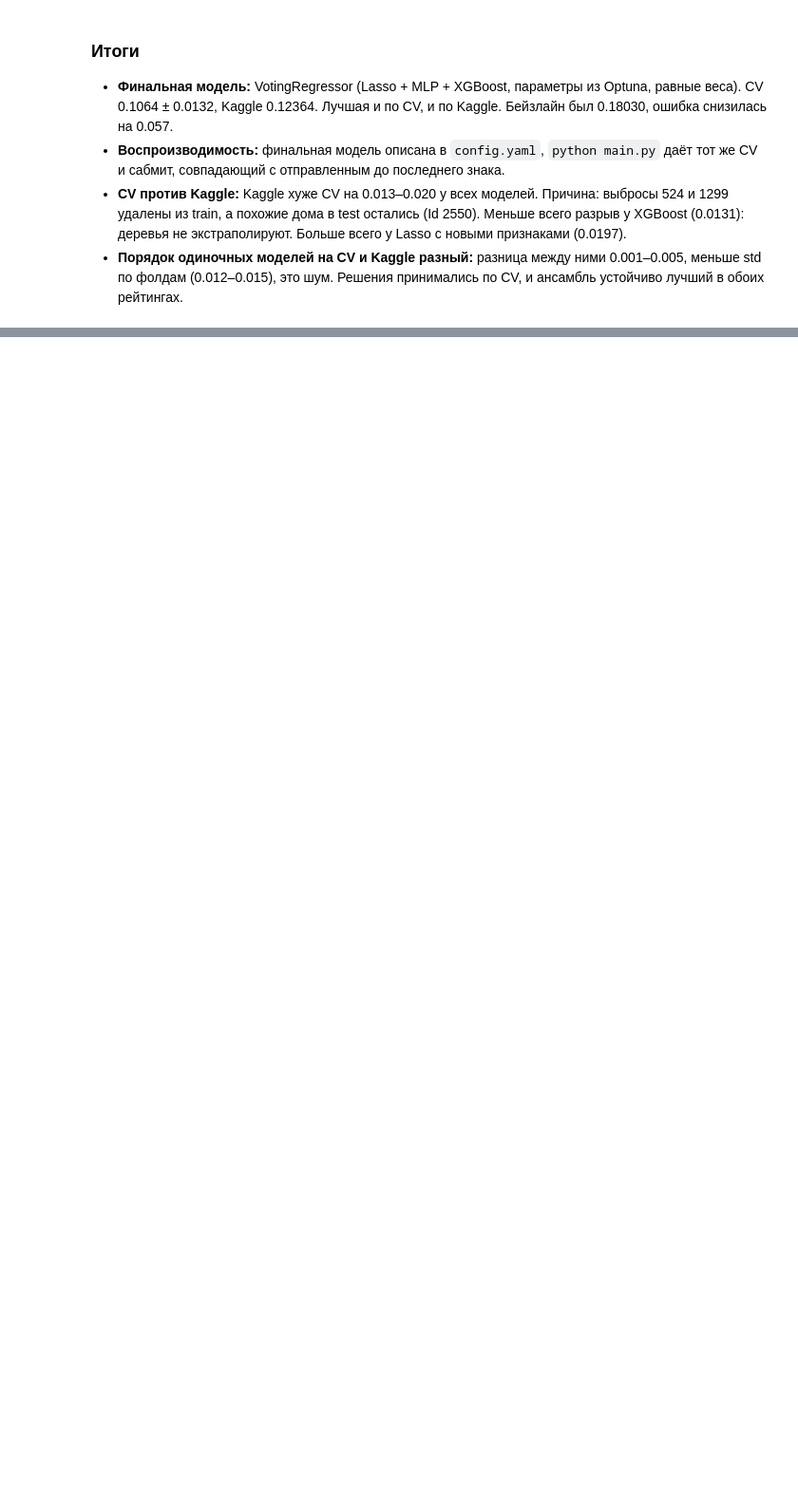
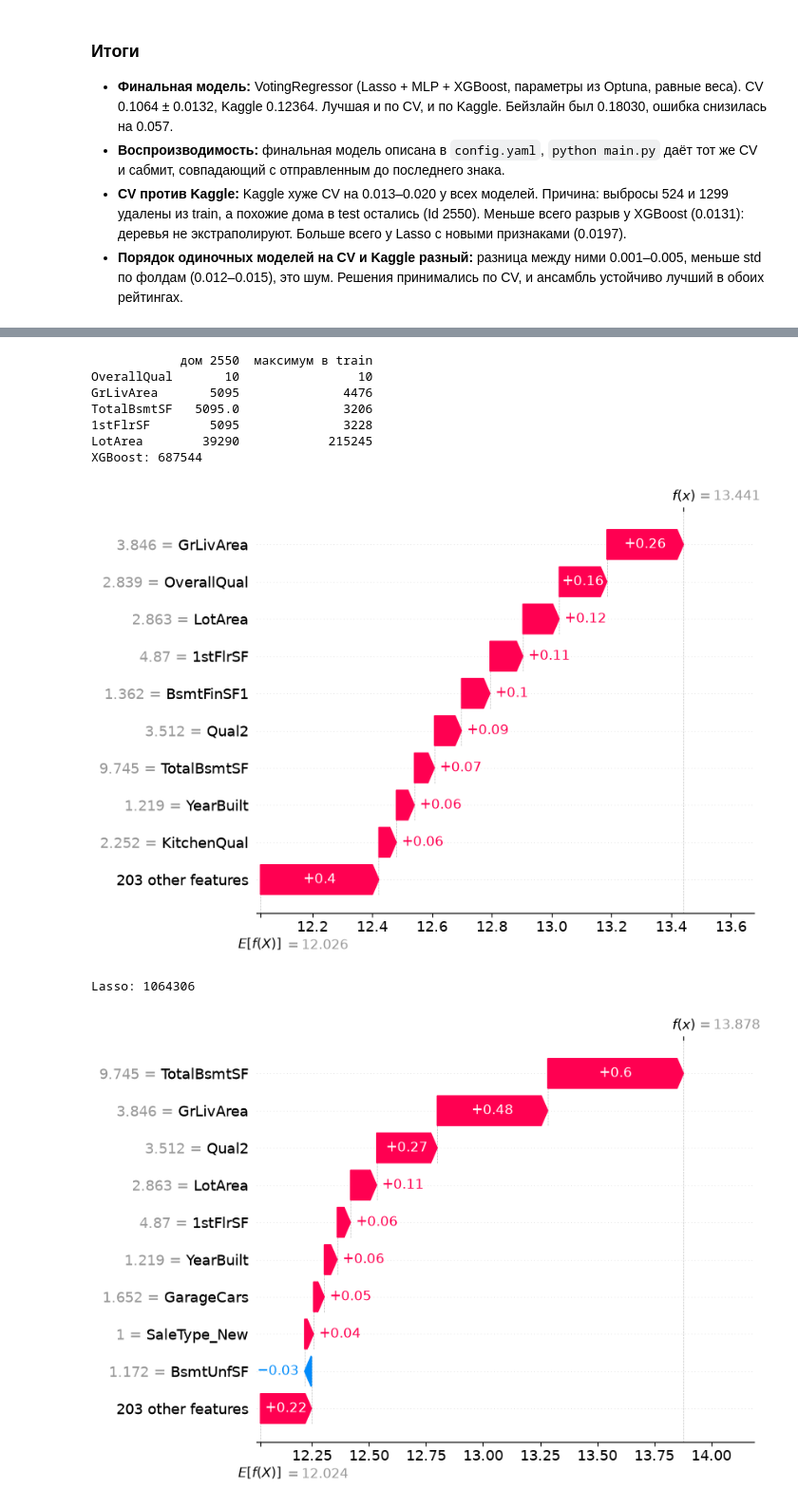
Before and after one commit to dakrilo/kaggle-house-prices, a Jupyter notebook: experiments.ipynb, the cells around one changed output, grey strips where cells are left out. Shown at 95% size. Cells and saved outputs as stored; diff of their text form; code cells hidden in the pictures; blank space fills up the shorter version.

```diff
--- a/experiments.ipynb
+++ b/experiments.ipynb
@@ -812,0 +842,33 @@ fig.savefig(reports / "cv_vs_kaggle.png", dpi=150, bbox_inches="tight")
+# %%
+# 12.3 Дом 2550: как XGBoost и Lasso пришли к своим прогнозам
+i = int(np.where(test_ids == 2550)[0][0])
+house = X_test_prep.iloc[[i]]
+
+# исходные значения: сравним с максимумом в train
+cols = ["OverallQual", "GrLivArea", "TotalBsmtSF", "1stFlrSF", "LotArea"]
+print(pd.DataFrame({"дом 2550": X_test.iloc[i][cols], "максимум в train": X[cols].max()}))
+
+# XGBoost: тот же объяснитель из 12.2
+xgb_house = explainer(house)
+print("XGBoost:", round(float(np.expm1(xgb_house.base_values[0] + xgb_house.values.sum()))))
+shap.plots.waterfall(xgb_house[0], max_display=10)
+
+# Lasso: линейный объяснитель, фоновые данные = весь train
+lasso_explainer = shap.LinearExplainer(
+    lasso_pipe.named_steps["model"],
+    shap.maskers.Independent(X_prep, max_samples=len(X_prep)),
+)
+lasso_house = lasso_explainer(house)
+print("Lasso:", round(float(np.expm1(lasso_house.base_values[0] + lasso_house.values.sum()))))
+shap.plots.waterfall(lasso_house[0], max_display=10)
+# %% [output]
+            дом 2550  максимум в train
+OverallQual       10                10
+GrLivArea       5095              4476
+TotalBsmtSF   5095.0              3206
+1stFlrSF        5095              3228
+LotArea        39290            215245
+XGBoost: 687544
+[figure, added]
+Lasso: 1064306
+[figure, added]
```
Also changed, not shown: parts of 5 cells of this notebook, 7 other files.
